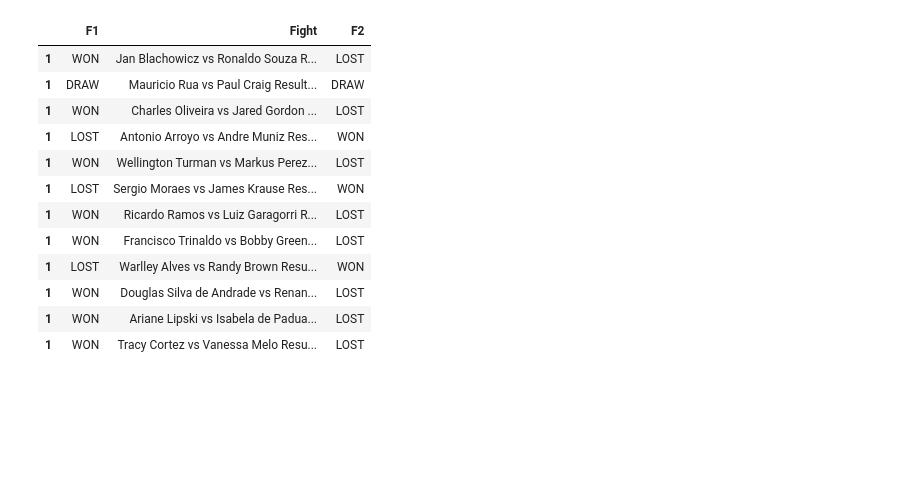
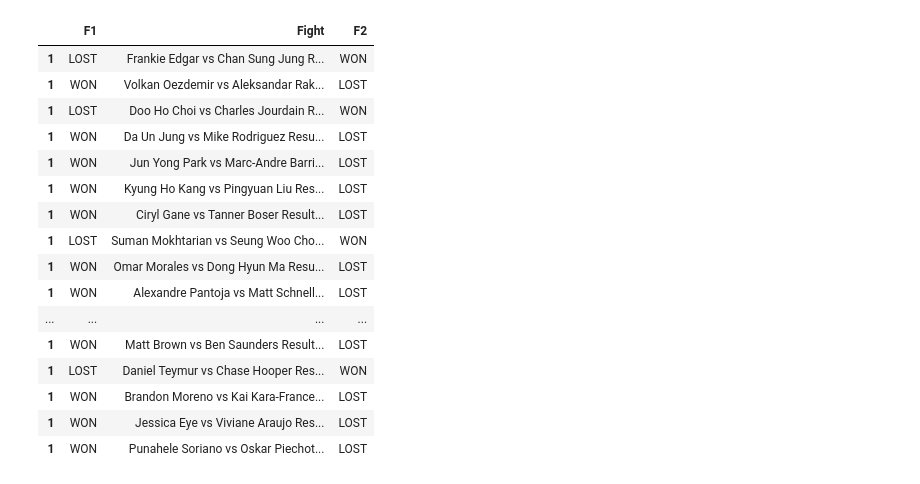
Before and after one commit to hmnathel/UFC_predict, a Jupyter notebook: gambling_data_NEWFIGHTS.ipynb, the cells around one changed output. Cells and saved outputs as stored; diff of their text form; code cells hidden in the pictures; blank space fills up the shorter version.

```diff
--- a/gambling_data_NEWFIGHTS.ipynb
+++ b/gambling_data_NEWFIGHTS.ipynb
@@ -10,4 +11,6 @@ def getLinks(url):
     links = []
     for link in soup.find_all('a', attrs={'href': re.compile("^mma_event_betting_history")}):
         links.append(link.get('href'))
-    return links
+    pre = 'https://www.betmma.tips/'
+    nlinks = [pre + x for x in links]
+    return nlinks
@@ -19,5 +28,5 @@ newoddlinks = eventoddlinks[-2:-1]
 # %%
-pre = 'https://www.betmma.tips/'
-newev_od_links = [pre + x for x in newoddlinks]
+newev_od_links = ['https://www.betmma.tips/mma_event_betting_history.php?Event=541']
+newev_od_links.append(newoddlinks[0])
 newev_od_links
 # %% [output]
@@ -58,7 +37,7 @@ len(newlinkevents)
 # %%
 
 newfightodds = []
-for i in newlinkevents:
+for i in newev_od_links:
     events = pd.read_html(i)[10::2]
     for a in events:
         newfightodds.append(a)
@@ -157,32 +147,36 @@ NODDS
 # %%
 newmatches = newmatches[newmatches['F1']!='Alpha Bettor']
 newmatches = newmatches[newmatches['F1']!='MMA Betting Tips']
 newmatches = newmatches[newmatches['F1']!='Best Fight Picks']
 newmatches = newmatches[newmatches['F1']!='Thunder Dick Pics']
 newmatches = newmatches[newmatches['F1']!='Geosmmapicks']
 newmatches = newmatches[newmatches['F1']!='P4P Fight Tips']
 newmatches = newmatches[newmatches['F1']!='Mark Habshade']
 newmatches = newmatches[newmatches['F1']!='Mike Tycoon']
 newmatches = newmatches[newmatches['F1']!='MMA PICKS']
 newmatches = newmatches[newmatches['F1']!='Sleaze Nation']
 newmatches = newmatches[newmatches['F1']!='MMAOddsbreaker (Log)']
-
+newmatches = newmatches[newmatches['F1']!='MagicM']
 
 newmatches
 # %% [output]
 |  | F1 | Fight | F2 |
-| 1 | WON | Jan Blachowicz vs Ronaldo Souza R... | LOST |
-| 1 | DRAW | Mauricio Rua vs Paul Craig Result... | DRAW |
-| 1 | WON | Charles Oliveira vs Jared Gordon ... | LOST |
-| 1 | LOST | Antonio Arroyo vs Andre Muniz Res... | WON |
-| 1 | WON | Wellington Turman vs Markus Perez... | LOST |
-| 1 | LOST | Sergio Moraes vs James Krause Res... | WON |
-| 1 | WON | Ricardo Ramos vs Luiz Garagorri R... | LOST |
-| 1 | WON | Francisco Trinaldo vs Bobby Green... | LOST |
-| 1 | LOST | Warlley Alves vs Randy Brown Resu... | WON |
-| 1 | WON | Douglas Silva de Andrade vs Renan... | LOST |
-| 1 | WON | Ariane Lipski vs Isabela de Padua... | LOST |
-| 1 | WON | Tracy Cortez vs Vanessa Melo Resu... | LOST |
+| 1 | LOST | Frankie Edgar vs Chan Sung Jung R... | WON |
+| 1 | WON | Volkan Oezdemir vs Aleksandar Rak... | LOST |
+| 1 | LOST | Doo Ho Choi vs Charles Jourdain R... | WON |
+| 1 | WON | Da Un Jung vs Mike Rodriguez Resu... | LOST |
+| 1 | WON | Jun Yong Park vs Marc-Andre Barri... | LOST |
+| 1 | WON | Kyung Ho Kang vs Pingyuan Liu Res... | LOST |
+| 1 | WON | Ciryl Gane vs Tanner Boser Result... | LOST |
+| 1 | LOST | Suman Mokhtarian vs Seung Woo Cho... | WON |
+| 1 | WON | Omar Morales vs Dong Hyun Ma Resu... | LOST |
+| 1 | WON | Alexandre Pantoja vs Matt Schnell... | LOST |
+| ... | ... | ... | ... |
+| 1 | WON | Matt Brown vs Ben Saunders Result... | LOST |
+| 1 | LOST | Daniel Teymur vs Chase Hooper Res... | WON |
+| 1 | WON | Brandon Moreno vs Kai Kara-France... | LOST |
+| 1 | WON | Jessica Eye vs Viviane Araujo Res... | LOST |
+| 1 | WON | Punahele Soriano vs Oskar Piechot... | LOST |
 # %%
 F2_odds = NODDS['F2'].to_list()
 F1_odds = NODDS['F1'].to_list()
```
Also changed, not shown: parts of 42 cells of this notebook, 7 other files.
